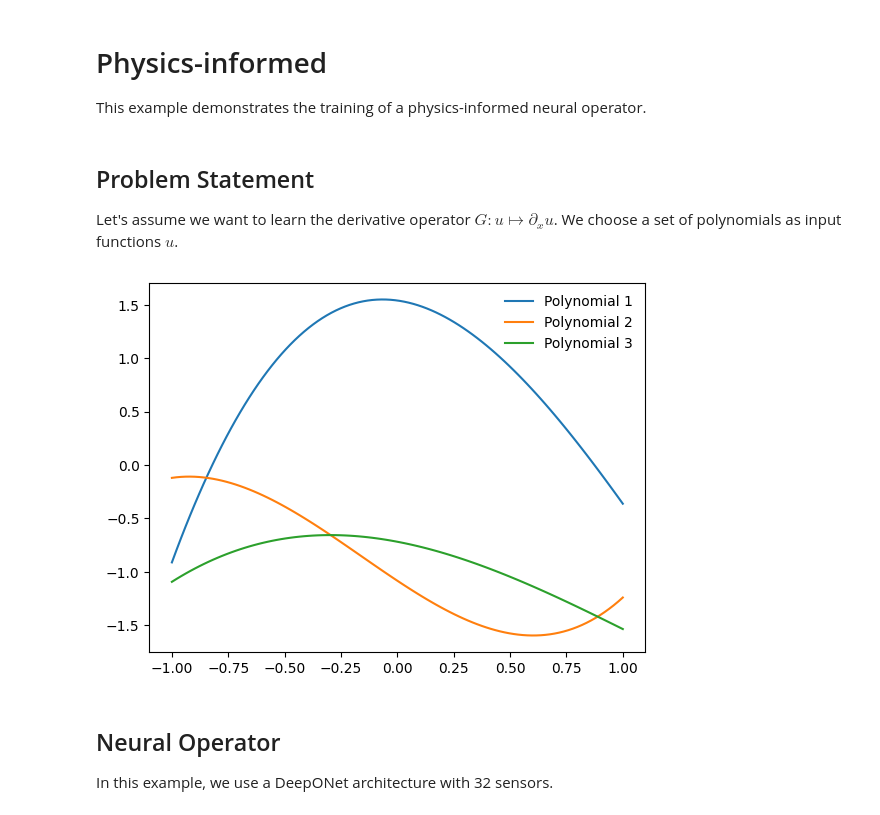
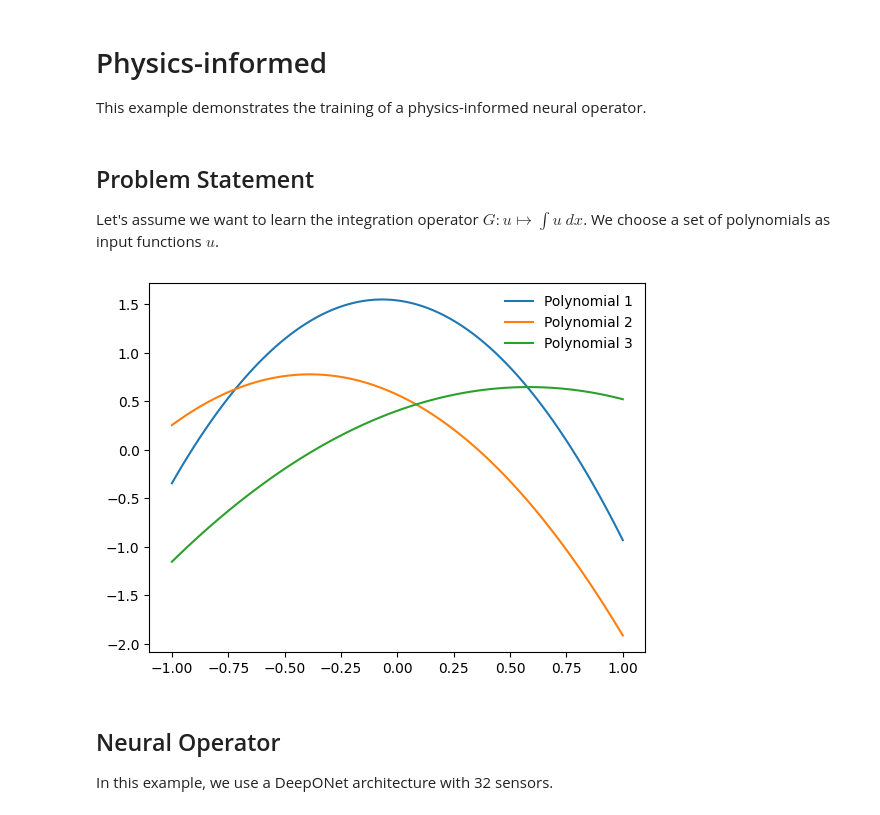
Before and after one commit to aai-institute/continuiti, a Jupyter notebook: notebooks/physicsinformed.ipynb, the cells around one changed output. Saved outputs shown, nothing was run; the diff lists cells and outputs as text; code cells hidden in the pictures.

```diff
--- a/notebooks/physicsinformed.ipynb
+++ b/notebooks/physicsinformed.ipynb
@@ -15,36 +15,36 @@ plt.rcParams["legend.framealpha"] = 0.0
 # %% [markdown]
 ## Problem Statement
 
-Let's assume we want to learn the derivative operator $G: u \mapsto \partial_x u$.
+Let's assume we want to learn the integration operator $G: u \mapsto \int u~dx$.
 We choose a set of polynomials as input functions $u$.
 # %%
 # Input functions are polynomials
-degree = 3
+degree = 2
 def polynomial(coefficients):
     return lambda x: sum(
         coefficients[i] * x ** i
         for i in range(degree+1)
     )
 
-def derivative(coefficients):
+def integral(coefficients):
     return lambda x: sum(
-        coefficients[i+1] * (i+1) * x ** i
-        for i in range(degree)
+        coefficients[i] / (i+1) * x ** (i+1)
+        for i in range(degree+1)
     )
 
 # Generate coefficients
 num_functions = 3
 a = torch.randn(num_functions, degree+1)
 
 # Plot functions
 x = torch.linspace(-1, 1, 100)
 for i in range(num_functions):
     u = polynomial(a[i])
     plt.plot(x, u(x), label=f"Polynomial {i+1}")
 plt.legend()
 plt.show()
 # %% [output]
-[figure, old version]
+[figure, new version]
 # %% [markdown]
 ## Neural Operator
 
```
Also changed, not shown: parts of 7 cells of this notebook, 8 other files.
